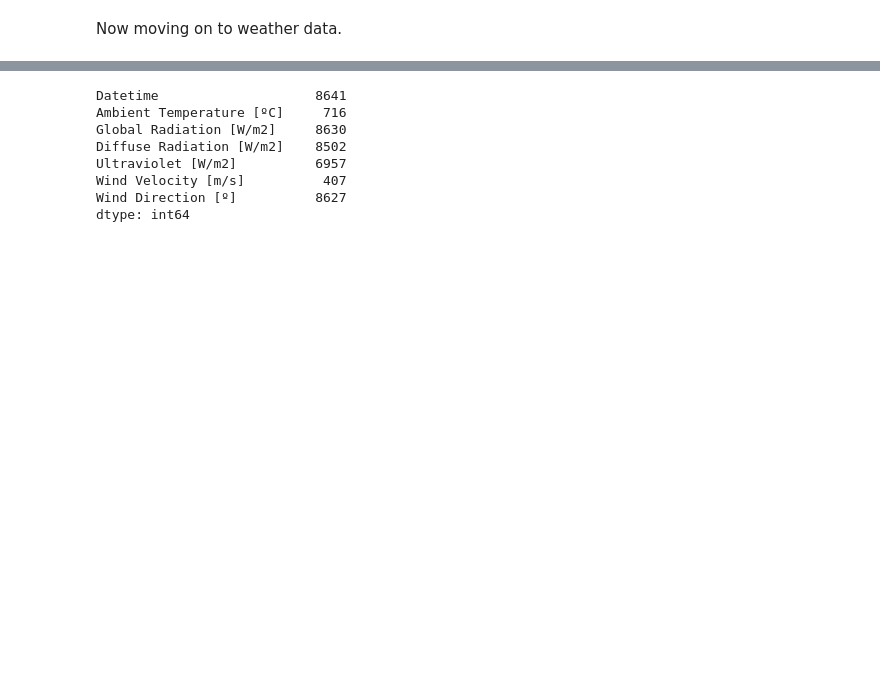
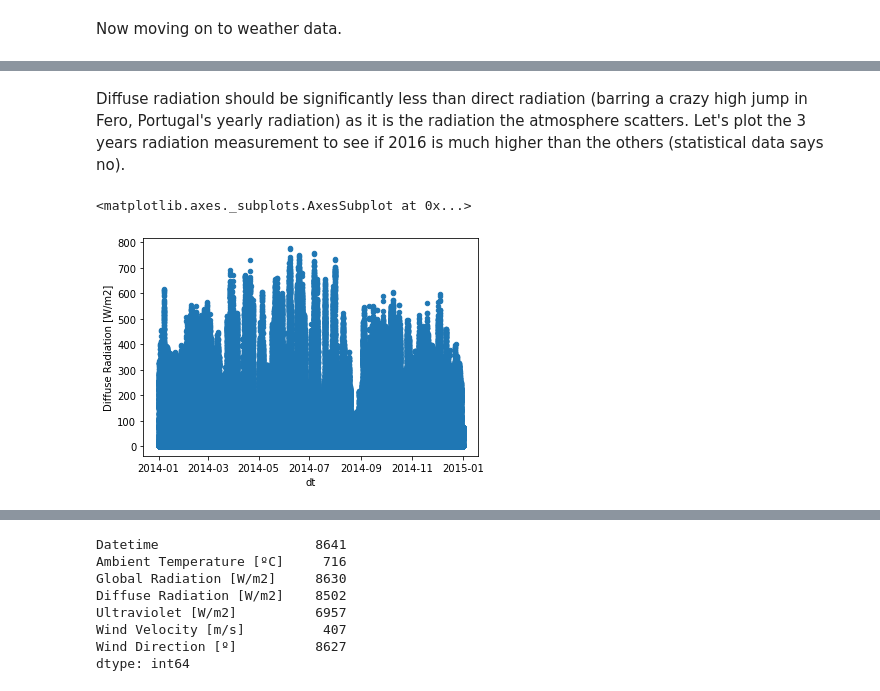
Before and after one commit to jensensj/Capstone_2-SolarPowerCompany, a Jupyter notebook: Wrangling/DataWrangling.ipynb, the cells around one changed output, grey strips where cells are left out. Saved outputs shown, nothing was run; the diff lists cells and outputs as text; code cells hidden in the pictures; blank space fills up the shorter version.

```diff
--- a/Wrangling/DataWrangling.ipynb
+++ b/Wrangling/DataWrangling.ipynb
@@ -563,0 +380,9 @@ Now we're going to look at 1 week of values to figure out the best way to group
+# %%
+# Make Datetime a pandas datetime object
+w_2014['Datetime'] = pd.to_datetime(w_2014['Datetime'])
+w_2015['Datetime'] = pd.to_datetime(w_2015['Datetime'])
+w_2016['Datetime'] = pd.to_datetime(w_2016['Datetime'])
+# %%
+w_2014.sort_values('Datetime',inplace=True)
+w_2014.set_index('Datetime',inplace=True)
+w_2014.head()
@@ -563,0 +423,4 @@ Now we're going to look at 1 week of values to figure out the best way to group
+# %%
+w_2014.drop(['Precipitation [mm]','Atmospheric pressure [hPa]'], axis=1,inplace=True)
+w_2015.drop(['Precipitation [mm]','Atmospheric pressure [hPa]'], axis=1,inplace=True)
+w_2016.drop(['Precipitation [mm]','Atmospheric pressure [hPa]'], axis=1,inplace=True)
@@ -563,0 +474,14 @@ Now we're going to look at 1 week of values to figure out the best way to group
+# %% [markdown]
+Diffuse radiation should be significantly less than direct radiation (barring a crazy high jump in Fero, Portugal's yearly radiation) as it is the radiation the atmosphere scatters. Let's plot the 3 years radiation measurement to see if 2016 is much higher than the others (statistical data says no).
+# %%
+w_2014['dt'] = w_2014.index
+w_2014['dt'] = pd.to_datetime(w_2014['dt'])
+w_2015['dt'] = w_2015.index
+w_2015['dt'] = pd.to_datetime(w_2015['dt'])
+w_2016['dt'] = w_2016.index
+w_2016['dt'] = pd.to_datetime(w_2016['dt'])
+# %%
+w_2014.plot.scatter(x='dt',y='Diffuse Radiation [W/m2]')
+# %% [output]
+<matplotlib.axes._subplots.AxesSubplot at 0x...>
+[figure, added]
```
Also changed, not shown: parts of 84 cells of this notebook.
